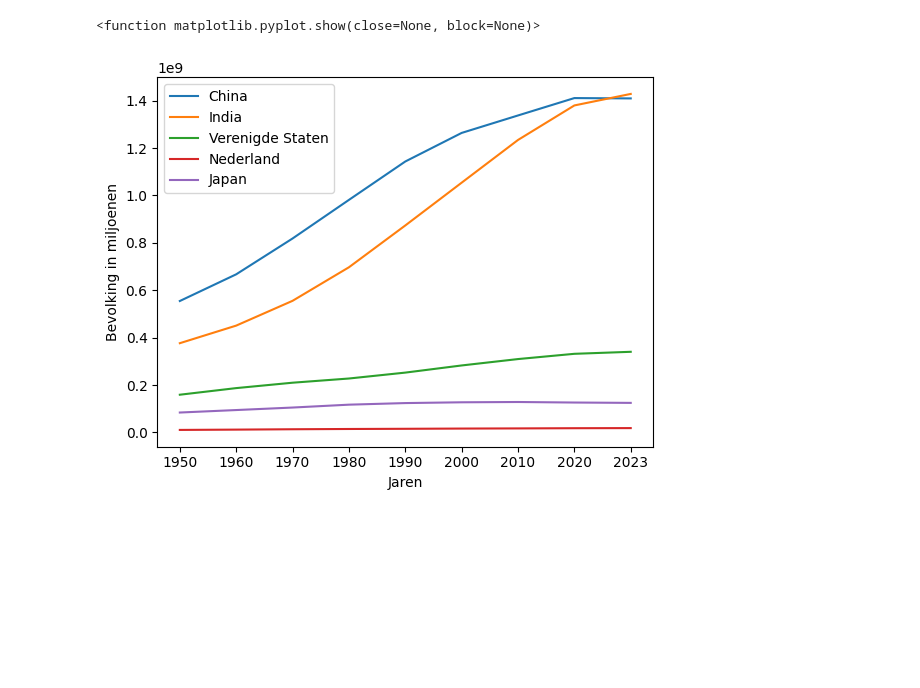
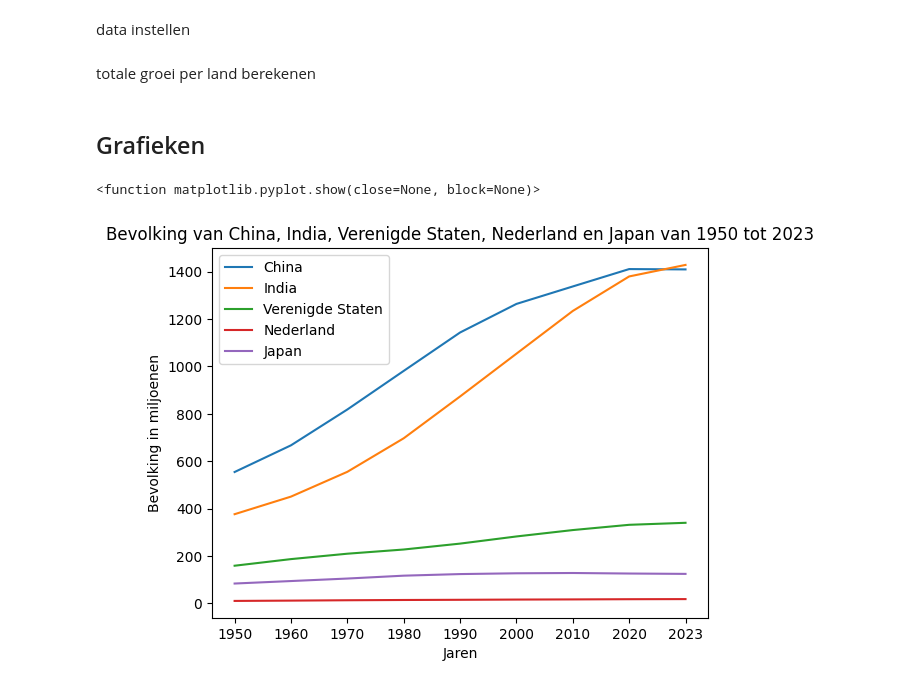
Before and after one commit to 268mdg/weersdata-analyse, a Jupyter notebook: notebooks/wereldbevolking.ipynb, the cells around one changed output. Drawn from its saved outputs; the diff is of its cells as text; code cells hidden in the pictures; blank space fills up the shorter version.

```diff
--- a/notebooks/wereldbevolking.ipynb
+++ b/notebooks/wereldbevolking.ipynb
@@ -13,11 +19,15 @@ df.head()
 | 2 | Verenigde Staten | 158804000 | 186721000 | 209513000 | 227225000 | 252153000 | 282339000 | 309327000 | 331502000 | 339996000 |
 | 3 | Nederland | 10200000 | 11487000 | 13032000 | 14150000 | 14952000 | 15926000 | 16575000 | 17441000 | 17890000 |
 | 4 | Japan | 83625000 | 94096000 | 104665000 | 116807000 | 123537000 | 126843000 | 128070000 | 125836000 | 124352000 |
+# %% [markdown]
+data instellen
 # %%
 jaren = ['1950', '1960', '1970', '1980', '1990', '2000', '2010', '2020', '2023']
 
 China = df[df['land'] == 'China'][jaren].values[0] / 1_000_000
-India = df[df['land'] == 'India'][jaren].values[0]
-Verenigde_Staten = df[df['land'] == 'Verenigde Staten'][jaren].values[0]
-Nederland = df[df['land'] == 'Nederland'][jaren].values[0]
-Japen = df[df['land'] == 'Japan'][jaren].values[0]
+India = df[df['land'] == 'India'][jaren].values[0] /1_000_000
+Verenigde_Staten = df[df['land'] == 'Verenigde Staten'][jaren].values[0] /1_000_000
+Nederland = df[df['land'] == 'Nederland'][jaren].values[0] /1_000_000
+Japen = df[df['land'] == 'Japan'][jaren].values[0] /1_000_000
+# %% [markdown]
+totale groei per land berekenen
@@ -24,16 +42,19 @@ Japen = df[df['land'] == 'Japan'][jaren].values[0]
+# %% [markdown]
+## Grafieken
 # %%
 plt.plot(jaren, China, label='China')
 plt.plot(jaren, India, label='India')
 plt.plot(jaren, Verenigde_Staten, label='Verenigde Staten')
 plt.plot(jaren, Nederland, label='Nederland')
 plt.plot(jaren, Japen, label='Japan')
 
+plt.title('Bevolking van China, India, Verenigde Staten, Nederland en Japan van 1950 tot 2023')
 plt.xlabel('Jaren')
 plt.ylabel('Bevolking in miljoenen')
 
 plt.legend()
 
 plt.show
 # %% [output]
 <function matplotlib.pyplot.show(close=None, block=None)>
-[figure, old version]
+[figure, new version]
```
Also changed, not shown: parts of 6 cells of this notebook.
